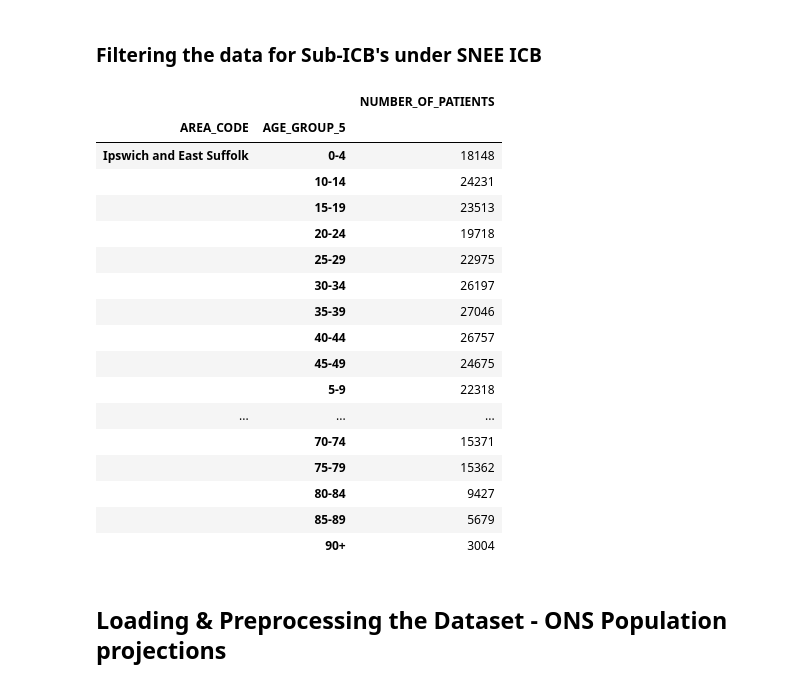
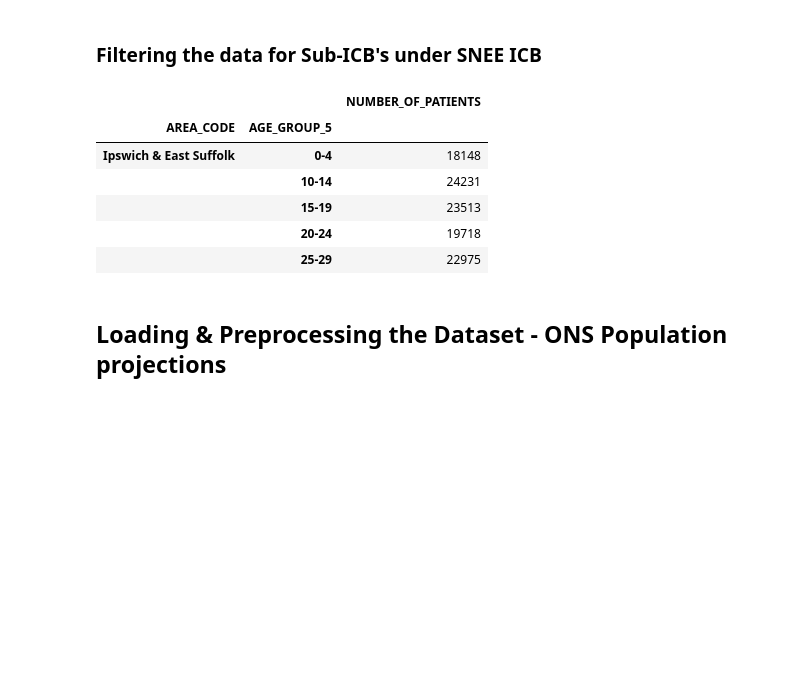
Before and after one commit to SNEE-ICS/PrimaryCareDemandAndCapacity, a Jupyter notebook: notebooks/1c_DemographicPopGrowth.ipynb, the cells around one changed output. Drawn from its saved outputs; the diff is of its cells as text; code cells hidden in the pictures; blank space fills up the shorter version.

```diff
--- a/notebooks/1c_DemographicPopGrowth.ipynb
+++ b/notebooks/1c_DemographicPopGrowth.ipynb
@@ -84,33 +99,38 @@ gp_patients_reg.head()
 # %% [markdown]
 ### **Filtering the data for Sub-ICB's under SNEE ICB**
-# %%
-required_icb_code = ['06L', '06T', '07K']
-snee_gp_patients_reg = gp_patients_reg[gp_patients_reg['ORG_CODE'].isin(required_icb_code)].groupby(['AREA_CODE','AGE_GROUP_5']).sum().drop(columns=['ORG_CODE'])
-
-#Changing the Area code with SUB ICB name
-new_index_values = {'E38000086': 'Ipswich and East Suffolk', 'E38000204': 'West Suffolk', 'E38000117': 'North East Essex'}
-snee_gp_patients_reg = snee_gp_patients_reg.rename(index=new_index_values)
-
-#The dataframe that will be combined later with ONS projection factors dataframe
-snee_gp_patients_reg
-# %% [output]
-|  |  | NUMBER_OF_PATIENTS |
-| AREA_CODE | AGE_GROUP_5 |  |
-| Ipswich and East Suffolk | 0-4 | 18148 |
-|  | 10-14 | 24231 |
-|  | 15-19 | 23513 |
-|  | 20-24 | 19718 |
-|  | 25-29 | 22975 |
-|  | 30-34 | 26197 |
-|  | 35-39 | 27046 |
-|  | 40-44 | 26757 |
-|  | 45-49 | 24675 |
-|  | 5-9 | 22318 |
-| ... | ... | ... |
-|  | 70-74 | 15371 |
-|  | 75-79 | 15362 |
-|  | 80-84 | 9427 |
-|  | 85-89 | 5679 |
-|  | 90+ | 3004 |
+# %%
+def filter_snee_icb_areas(df):
+    # copy original df
+    df_ = df.copy()
+    df_ = df_.loc[df_['ORG_CODE'].isin(SNEE_SUBICB_CODES)]
+    return df_
+
+def groupbysum_area_and_age_group_and_rename_ons_codes(df):
+
+    df_ = df.copy()
+    # Grouping by AREA_CODE and AGE_GROUP_5 and summing the values
+    df_ = df_.groupby(['AREA_CODE','AGE_GROUP_5']).sum()
+    # drop the org_code column as not used (ONS area code is the index)
+    df_ = df_.drop(columns=['ORG_CODE'])
+
+    df_ = df_.rename(index=constants.ONS_CODES)
+
+    return df_
+
+
+gp_patients_df = (gp_patients_df
+                  .pipe(filter_snee_icb_areas)
+                  .pipe(groupbysum_area_and_age_group_and_rename_ons_codes)
+                    )
+
+gp_patients_df.head()
+# %% [output]
+|  |  | NUMBER_OF_PATIENTS |
+| AREA_CODE | AGE_GROUP_5 |  |
+| Ipswich & East Suffolk | 0-4 | 18148 |
+|  | 10-14 | 24231 |
+|  | 15-19 | 23513 |
+|  | 20-24 | 19718 |
+|  | 25-29 | 22975 |
 # %% [markdown]
 ## **Loading & Preprocessing the Dataset - ONS Population projections**
```
Also changed, not shown: parts of 18 cells of this notebook, 2 other files.
